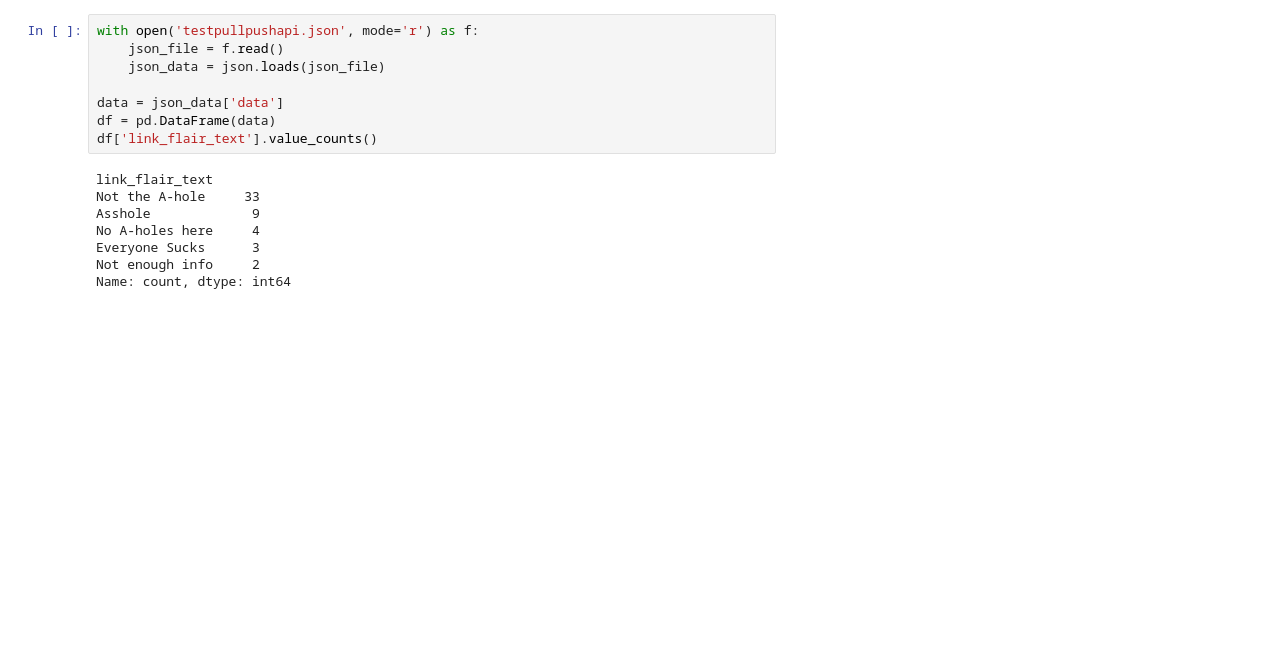
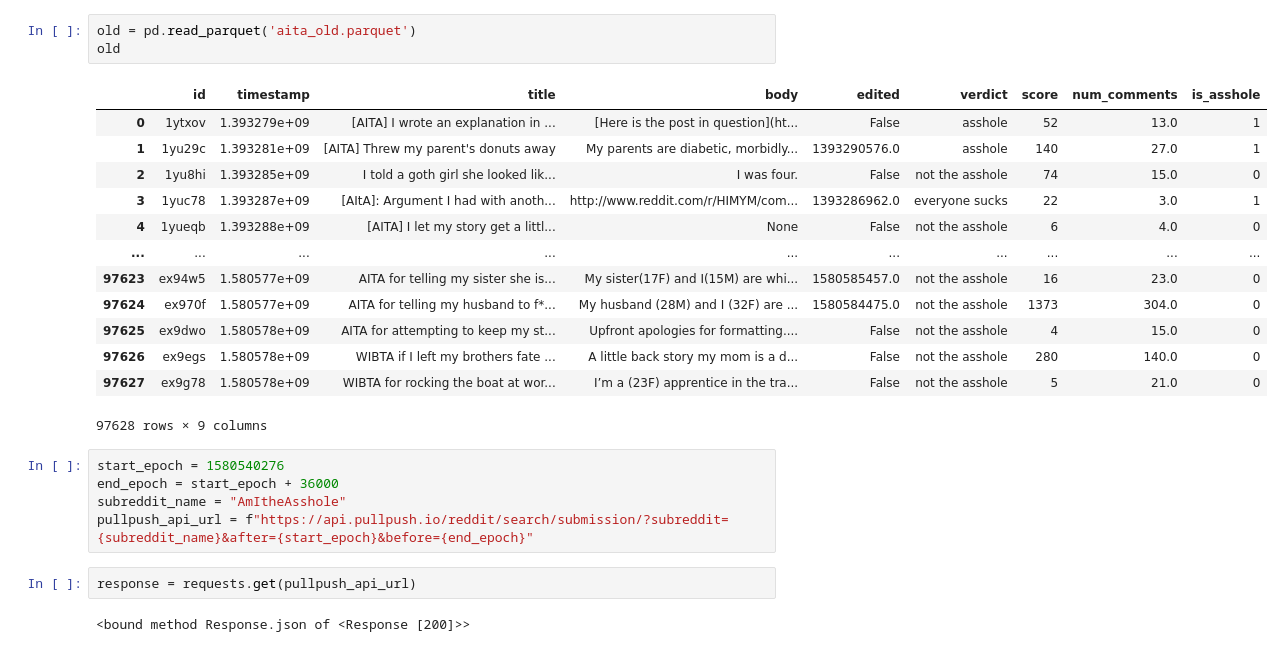
Before and after one commit to cdoge25/AITA, a Jupyter notebook: read.ipynb, the cells around one changed output. Saved outputs shown, nothing was run; the diff lists cells and outputs as text; blank space fills up the shorter version.

Commit message:
old data

```diff
--- a/read.ipynb
+++ b/read.ipynb
@@ -26,16 +6,26 @@ clean_df.tail(50)
-# %%
-with open('testpullpushapi.json', mode='r') as f:
-    json_file = f.read()
-    json_data = json.loads(json_file)
-
-data = json_data['data']
-df = pd.DataFrame(data)
-df['link_flair_text'].value_counts()
-# %% [output]
-link_flair_text
-Not the A-hole     33
-Asshole             9
-No A-holes here     4
-Everyone Sucks      3
-Not enough info     2
-Name: count, dtype: int64
+# %%
+old = pd.read_parquet('aita_old.parquet')
+old
+# %% [output]
+|  | id | timestamp | title | body | edited | verdict | score | num_comments | is_asshole |
+| 0 | 1ytxov | 1.393279e+09 | [AITA] I wrote an explanation in ... | [Here is the post in question](ht... | False | asshole | 52 | 13.0 | 1 |
+| 1 | 1yu29c | 1.393281e+09 | [AITA] Threw my parent's donuts away | My parents are diabetic, morbidly... | 1393290576.0 | asshole | 140 | 27.0 | 1 |
+| 2 | 1yu8hi | 1.393285e+09 | I told a goth girl she looked lik... | I was four. | False | not the asshole | 74 | 15.0 | 0 |
+| 3 | 1yuc78 | 1.393287e+09 | [AItA]: Argument I had with anoth... | http://www.reddit.com/r/HIMYM/com... | 1393286962.0 | everyone sucks | 22 | 3.0 | 1 |
+| 4 | 1yueqb | 1.393288e+09 | [AITA] I let my story get a littl... | None | False | not the asshole | 6 | 4.0 | 0 |
+| ... | ... | ... | ... | ... | ... | ... | ... | ... | ... |
+| 97623 | ex94w5 | 1.580577e+09 | AITA for telling my sister she is... | My sister(17F) and I(15M) are whi... | 1580585457.0 | not the asshole | 16 | 23.0 | 0 |
+| 97624 | ex970f | 1.580577e+09 | AITA for telling my husband to f*... | My husband (28M) and I (32F) are ... | 1580584475.0 | not the asshole | 1373 | 304.0 | 0 |
+| 97625 | ex9dwo | 1.580578e+09 | AITA for attempting to keep my st... | Upfront apologies for formatting.... | False | not the asshole | 4 | 15.0 | 0 |
+| 97626 | ex9egs | 1.580578e+09 | WIBTA if I left my brothers fate ... | A little back story my mom is a d... | False | not the asshole | 280 | 140.0 | 0 |
+| 97627 | ex9g78 | 1.580578e+09 | WIBTA for rocking the boat at wor... | I’m a (23F) apprentice in the tra... | False | not the asshole | 5 | 21.0 | 0 |
+97628 rows × 9 columns
+# %%
+start_epoch = 1580540276
+end_epoch = start_epoch + 36000
+subreddit_name = "AmItheAsshole"
+pullpush_api_url = f"https://api.pullpush.io/reddit/search/submission/?subreddit={subreddit_name}&after={start_epoch}&before={end_epoch}"
+# %%
+response = requests.get(pullpush_api_url)
+# %% [output]
+<bound method Response.json of <Response [200]>>
```
Also changed, not shown: parts of 6 cells of this notebook, 2 other files.
